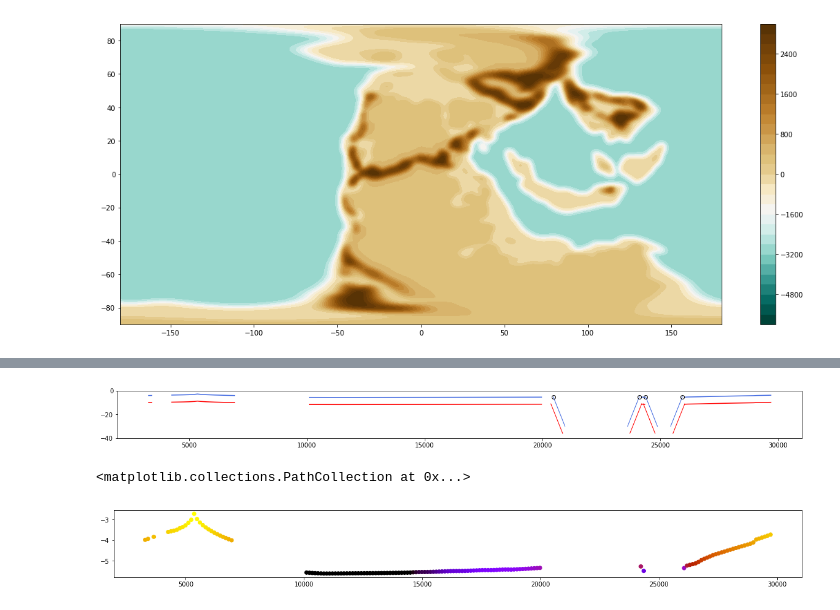
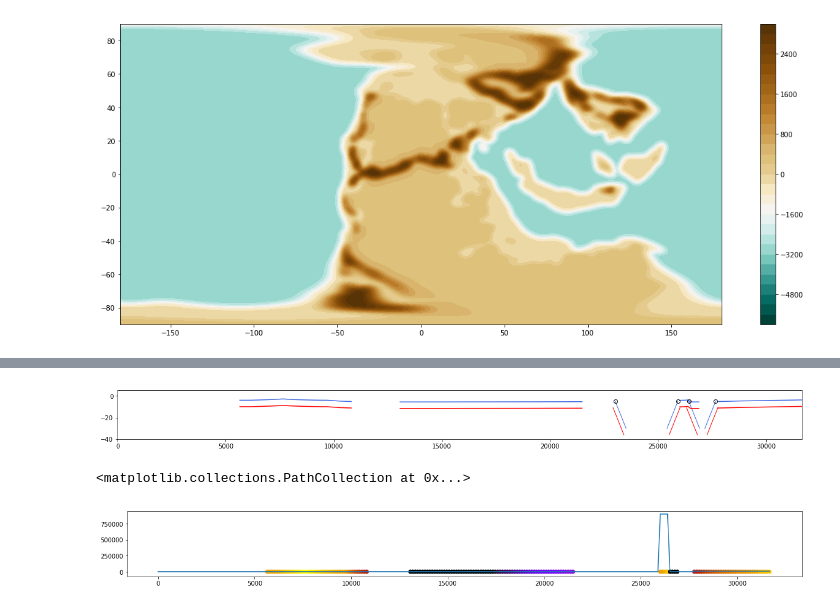
Before and after one commit to siwill22/paleogeography, a Jupyter notebook: paleotopo-cross-section-from-function-calls.ipynb, the cells around one changed output, grey strips where cells are left out. Drawn from its saved outputs; the diff is of its cells as text; code cells hidden in the pictures.

```diff
--- a/paleotopo-cross-section-from-function-calls.ipynb
+++ b/paleotopo-cross-section-from-function-calls.ipynb
@@ -142,7 +142,7 @@ plt.show()
 #PtLons = [-86,-35]
 #PtLats = [0,0]
 
-PtLons = [50,130]
+PtLons = [40,130]
 PtLats = [-40,65]
 
 # derive a great-circle profile lines from the anchor points
@@ -224,35 +224,37 @@ seafloor_litho_thickness = np.sqrt(seafloor_age_profile)
 
 profile_plate_ids = pg.profile_plate_ids(resolved_topologies,rotation_model,GreatCirclePoints)
 
 daspect = 50
 
 plt.figure(figsize=(20,2))
 plt.plot(ProfileX_kms,seafloor_depth_profile, color='royalblue')
 plt.plot(ProfileX_kms,seafloor_depth_profile-6., color='red')
 #plt.plot(ProfileX_kms,seafloor_depth_profile-seafloor_litho_thickness*100)
 
 
 for point in subduction_intersections:
     plt.plot(point[1],-5, 'ko', zorder=2, fillstyle='none')
 
     if point[2]:
         plt.plot([point[1],(point[1]-(10*daspect))],[-5,-30],linewidth=1,color='royalblue',zorder=1)
         plt.plot([(point[1]+(2*daspect)),(point[1]-(10*daspect)+(2*daspect))],[-11,-36],linewidth=1,color='red',zorder=1)
     else:
         plt.plot([point[1],(point[1])+(10*daspect)],[-5,-30],linewidth=1,color='royalblue',zorder=1)
         plt.plot([(point[1]-(2*daspect)),(point[1])+(10*daspect)-(2*daspect)],[-11,-36],linewidth=1,color='red',zorder=1)
 
 
 
-plt.ylim(-40,0)
+plt.ylim(-40,5)
+plt.xlim((ProfileX_kms.min(),ProfileX_kms.max()))
 plt.gca().set_aspect(daspect)
 plt.show()
 
 
 plt.figure(figsize=(20,2))
-#plt.plot(ProfileX_kms,profile_plate_ids)
+plt.plot(ProfileX_kms,profile_plate_ids)
 plt.scatter(ProfileX_kms,seafloor_depth_profile,c=seafloor_age_profile,cmap=plt.cm.gnuplot_r,vmin=0,vmax=120)
+#plt.xlim((ProfileX_kms.min(),ProfileX_kms.max()))
 # %% [output]
-[figure, old version]
+[figure, new version]
 <matplotlib.collections.PathCollection at 0x...>
-[figure, old version]
+[figure, new version]
```
Also changed, not shown: parts of 5 cells of this notebook.
